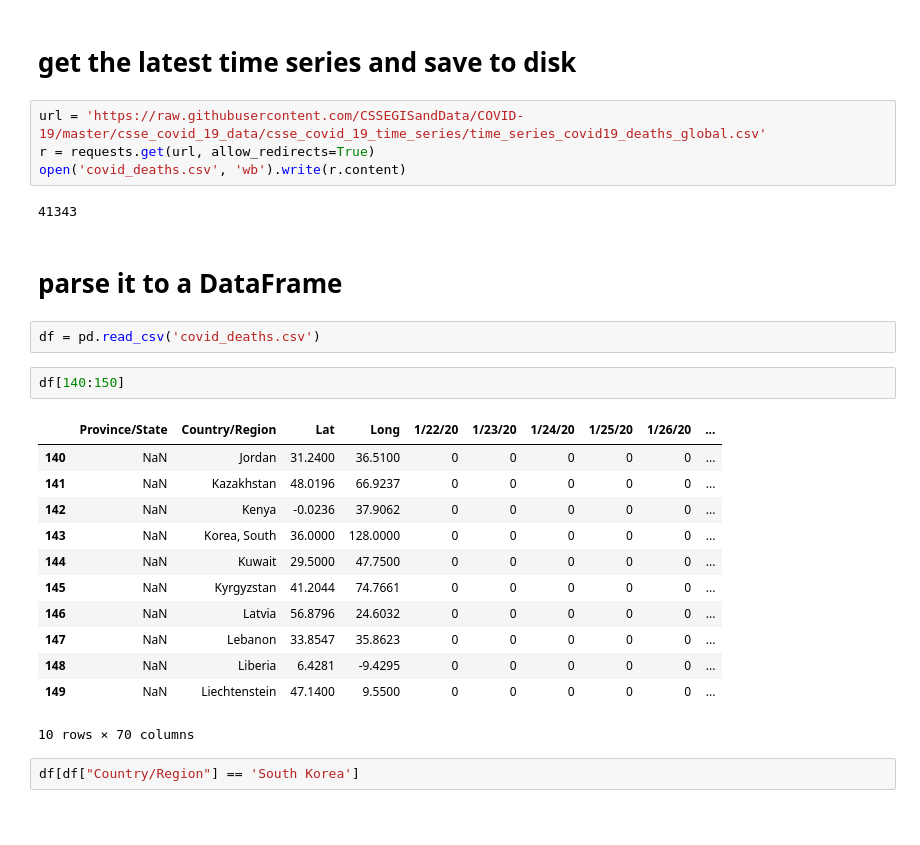
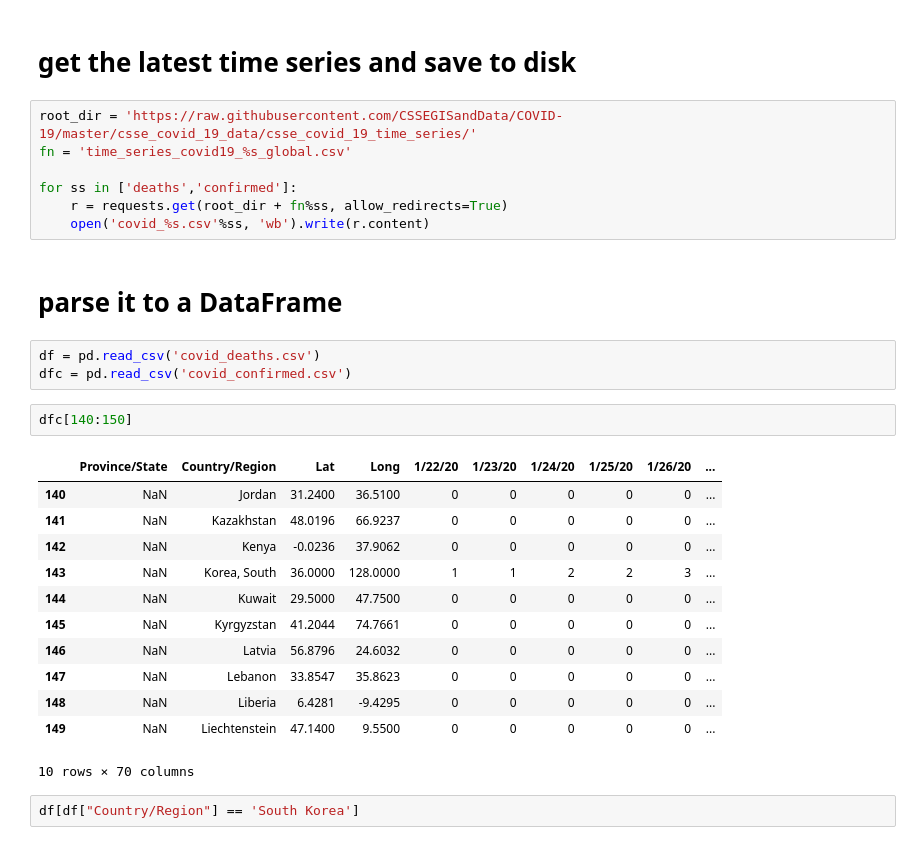
Before and after one commit to macbuse/just-math, a Jupyter notebook: covid_mortality.ipynb, the cells around one changed output. Drawn from its saved outputs; the diff is of its cells as text; blank space fills up the shorter version.

```diff
--- a/covid_mortality.ipynb
+++ b/covid_mortality.ipynb
@@ -20,23 +26,25 @@ import matplotlib.pyplot as plt
 # %% [markdown]
 # get the latest time series and save to disk
 # %%
-url = 'https://raw.githubusercontent.com/CSSEGISandData/COVID-19/master/csse_covid_19_data/csse_covid_19_time_series/time_series_covid19_deaths_global.csv'
-r = requests.get(url, allow_redirects=True)
-open('covid_deaths.csv', 'wb').write(r.content)
+root_dir = 'https://raw.githubusercontent.com/CSSEGISandData/COVID-19/master/csse_covid_19_data/csse_covid_19_time_series/'
+fn = 'time_series_covid19_%s_global.csv'
+
+for ss in ['deaths','confirmed']:
+    r = requests.get(root_dir + fn%ss, allow_redirects=True)
+    open('covid_%s.csv'%ss, 'wb').write(r.content)
-# %% [output]
-41343
 # %% [markdown]
 # parse it to a DataFrame
 # %%
 df = pd.read_csv('covid_deaths.csv')
+dfc = pd.read_csv('covid_confirmed.csv')
 # %%
-df[140:150]
+dfc[140:150]
 # %% [output]
 |  | Province/State | Country/Region | Lat | Long | 1/22/20 | 1/23/20 | 1/24/20 | 1/25/20 | 1/26/20 | ... |
 | 140 | NaN | Jordan | 31.2400 | 36.5100 | 0 | 0 | 0 | 0 | 0 | ... |
 | 141 | NaN | Kazakhstan | 48.0196 | 66.9237 | 0 | 0 | 0 | 0 | 0 | ... |
 | 142 | NaN | Kenya | -0.0236 | 37.9062 | 0 | 0 | 0 | 0 | 0 | ... |
-| 143 | NaN | Korea, South | 36.0000 | 128.0000 | 0 | 0 | 0 | 0 | 0 | ... |
+| 143 | NaN | Korea, South | 36.0000 | 128.0000 | 1 | 1 | 2 | 2 | 3 | ... |
 | 144 | NaN | Kuwait | 29.5000 | 47.7500 | 0 | 0 | 0 | 0 | 0 | ... |
 | 145 | NaN | Kyrgyzstan | 41.2044 | 74.7661 | 0 | 0 | 0 | 0 | 0 | ... |
 | 146 | NaN | Latvia | 56.8796 | 24.6032 | 0 | 0 | 0 | 0 | 0 | ... |
```
Also changed, not shown: parts of 4 cells of this notebook.
